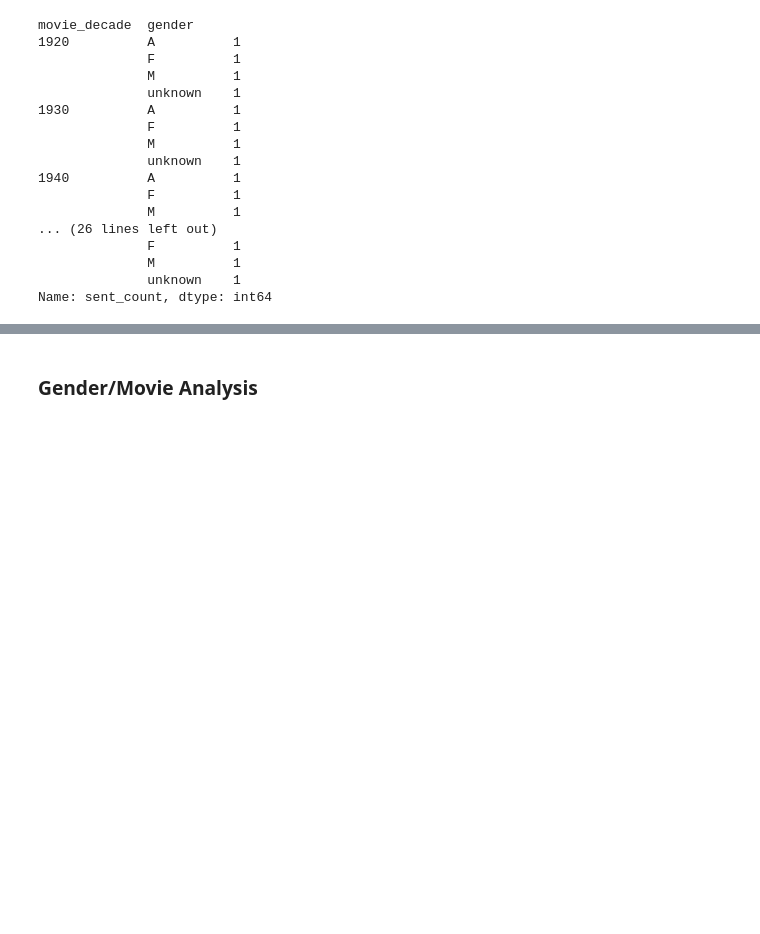
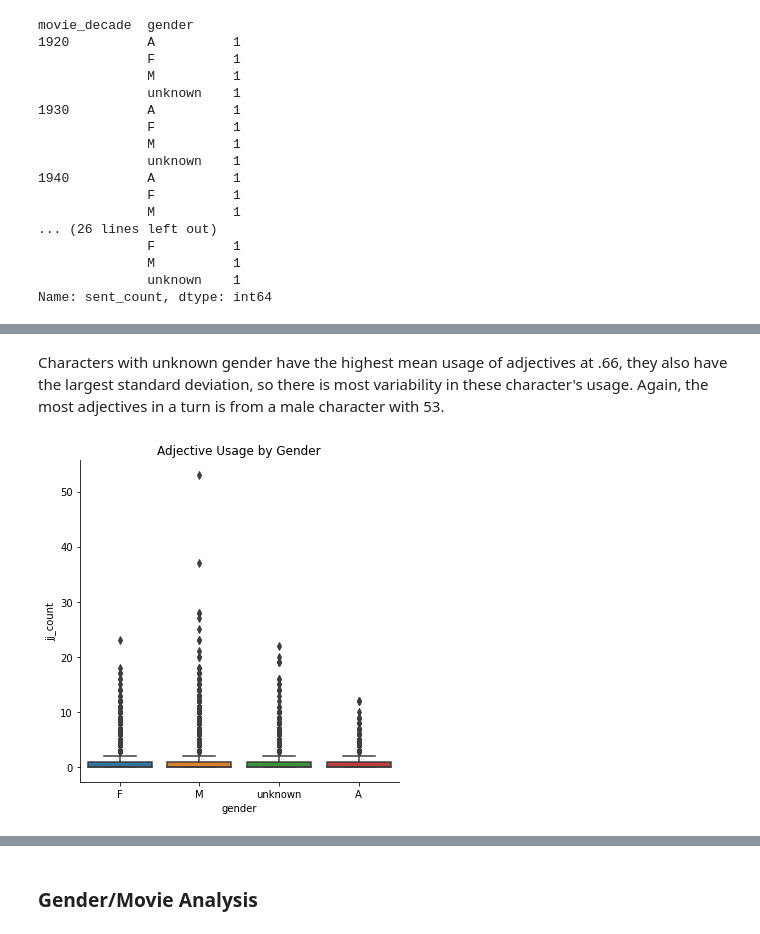
Before and after one commit to Data-Science-for-Linguists-2023/Movie-Gender-Dialogue-Analysis, a Jupyter notebook: Analysis_Notebook.ipynb, the cells around one changed output, grey strips where cells are left out. Drawn from its saved outputs; the diff is of its cells as text; code cells hidden in the pictures; blank space fills up the shorter version.

```diff
--- a/Analysis_Notebook.ipynb
+++ b/Analysis_Notebook.ipynb
@@ -368,0 +558,8 @@ The parts of speech I will look at are the following:
+# %% [markdown]
+Characters with unknown gender have the highest mean usage of adjectives at .66, they also have the largest standard deviation, so there is most variability in these character's usage. Again, the most adjectives in a turn is from a male character with 53.
+# %%
+sns.catplot(data=discourse_df, x='gender', y='jj_count', kind='box')
+plt.title('Adjective Usage by Gender')
+plt.show()
+# %% [output]
+[figure, added]
```
Also changed, not shown: parts of 83 cells of this notebook.
